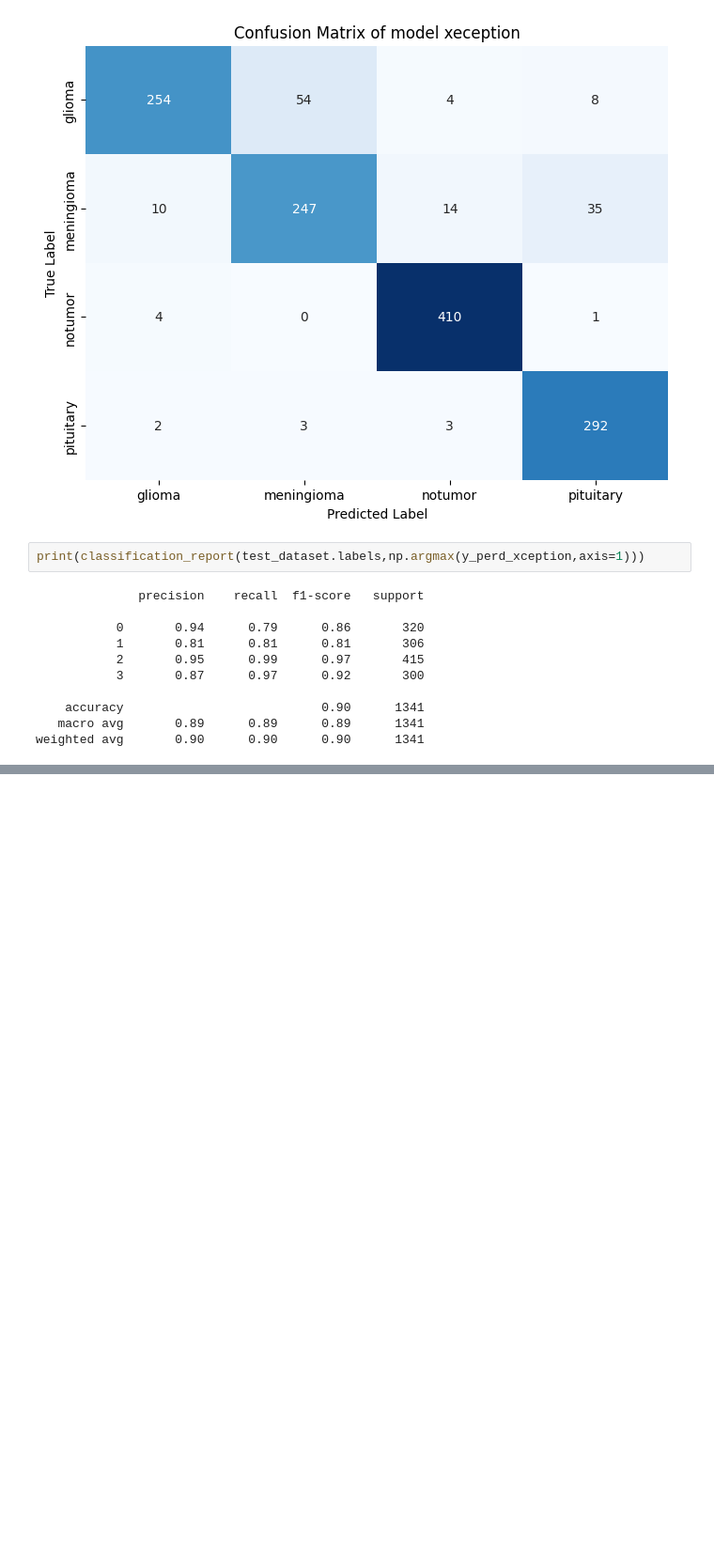
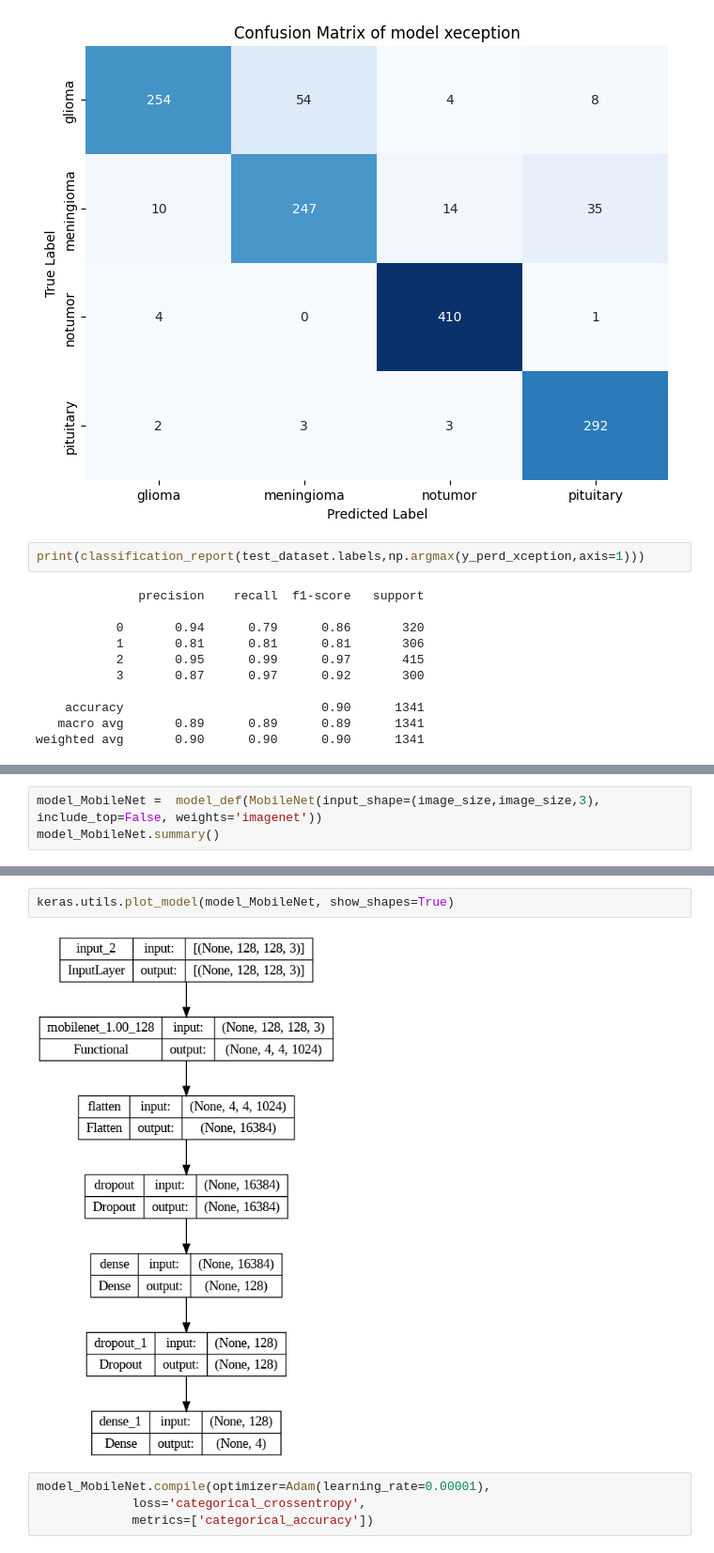
Before and after one commit to AgungA1/Neuro-Detect, a Jupyter notebook: Neuro_Detect.ipynb, the cells around one changed output, grey strips where cells are left out. Shown at 94% size. Cells and saved outputs as stored; diff of their text form; blank space fills up the shorter version.

Commit message:
Update Model

```diff
--- a/Neuro_Detect.ipynb
+++ b/Neuro_Detect.ipynb
@@ -612,0 +606,3 @@ weighted avg       0.90      0.90      0.90      1341
+# %%
+model_MobileNet =  model_def(MobileNet(input_shape=(image_size,image_size,3), include_top=False, weights='imagenet'))
+model_MobileNet.summary()
@@ -612,0 +627,8 @@ weighted avg       0.90      0.90      0.90      1341
+# %%
+keras.utils.plot_model(model_MobileNet, show_shapes=True)
+# %% [output]
+[figure, added]
+# %%
+model_MobileNet.compile(optimizer=Adam(learning_rate=0.00001),
+             loss='categorical_crossentropy',
+             metrics=['categorical_accuracy'])
```
Also changed, not shown: parts of 72 cells of this notebook.
